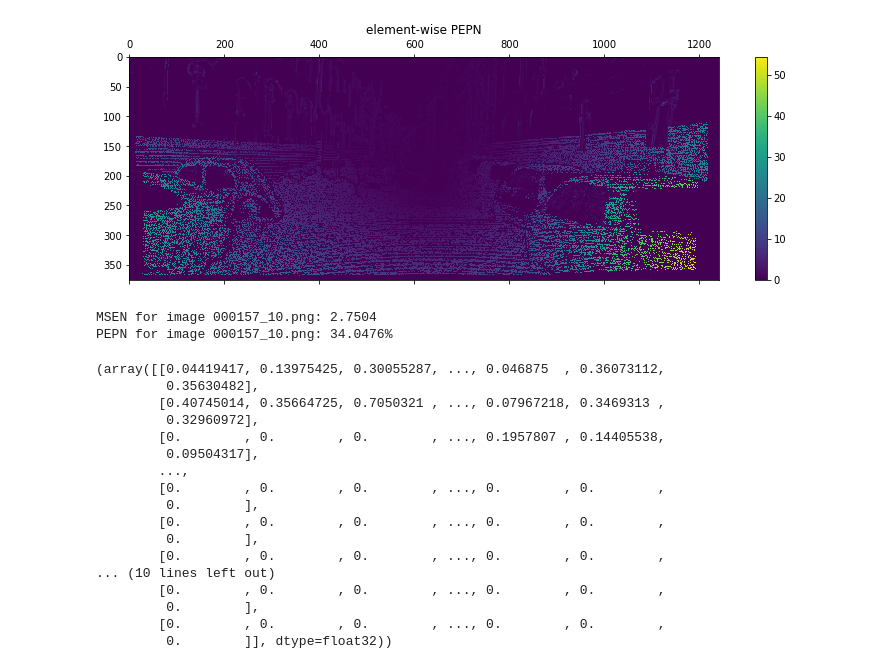
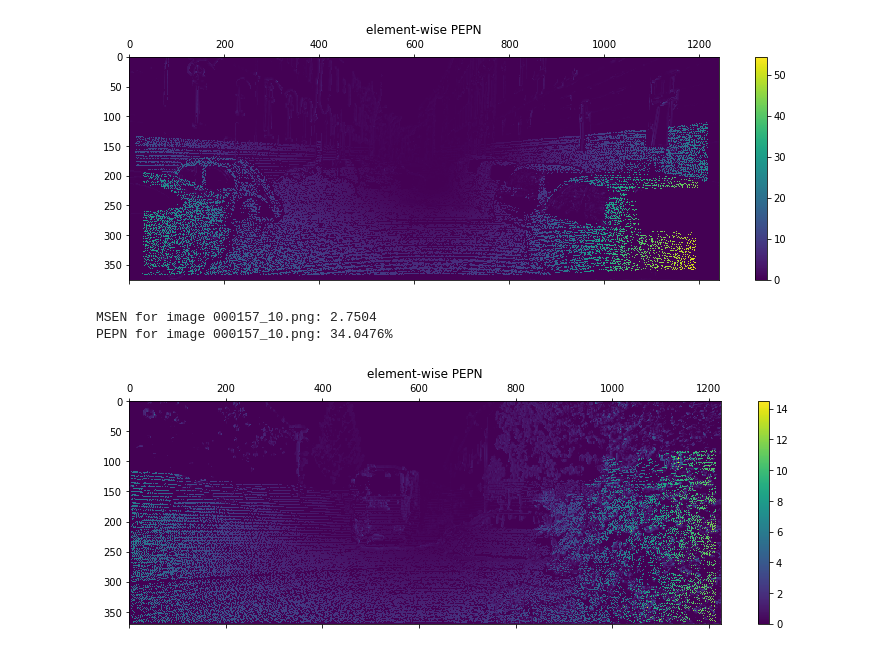
Before and after one commit to mcv-m6-video/mcv-m6-2023-team4, a Jupyter notebook: Week 1/optical_flow_metrics.ipynb, the cells around one changed output. Cells and saved outputs as stored; diff of their text form; code cells hidden in the pictures.

Commit message:
added simple mse/pepn visualisation

```diff
--- a/Week 1/optical_flow_metrics.ipynb
+++ b/Week 1/optical_flow_metrics.ipynb
@@ -73,24 +73,14 @@ plt.show()
 # %% [output]
 [figure]
 # %%
-optical_flow_metrics(filename_pred = 'LKflow_000157_10.png', filename_gt = '000157_10.png')
+msen_array, pepn_array = optical_flow_metrics(filename_pred = 'LKflow_000157_10.png', filename_gt = '000157_10.png')
 # %% [output]
 MSEN for image 000157_10.png: 2.7504
 PEPN for image 000157_10.png: 34.0476%
-(array([[0.04419417, 0.13975425, 0.30055287, ..., 0.046875  , 0.36073112,
-         0.35630482],
-        [0.40745014, 0.35664725, 0.7050321 , ..., 0.07967218, 0.3469313 ,
-         0.32960972],
-        [0.        , 0.        , 0.        , ..., 0.1957807 , 0.14405538,
-         0.09504317],
-        ...,
-        [0.        , 0.        , 0.        , ..., 0.        , 0.        ,
-         0.        ],
-        [0.        , 0.        , 0.        , ..., 0.        , 0.        ,
-         0.        ],
-        [0.        , 0.        , 0.        , ..., 0.        , 0.        ,
-... (10 lines left out)
-        [0.        , 0.        , 0.        , ..., 0.        , 0.        ,
-         0.        ],
-        [0.        , 0.        , 0.        , ..., 0.        , 0.        ,
-         0.        ]], dtype=float32))
+# %%
+im = plt.matshow(pepn_array, aspect='auto') # pl is pylab imported a pl
+plt.colorbar(im)
+plt.title("element-wise PEPN")
+plt.show()
+# %% [output]
+[figure, added]
```
Also changed, not shown: 1 other file.
